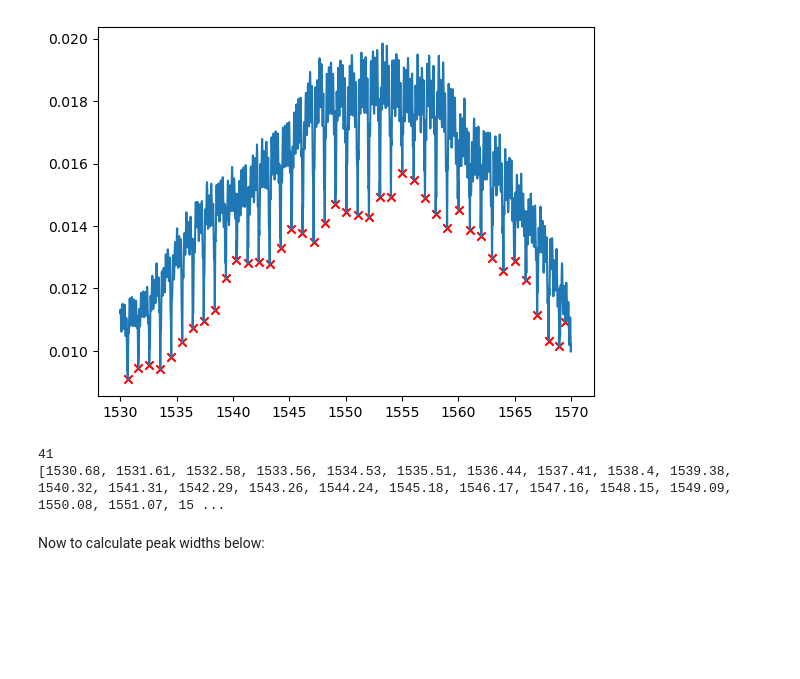
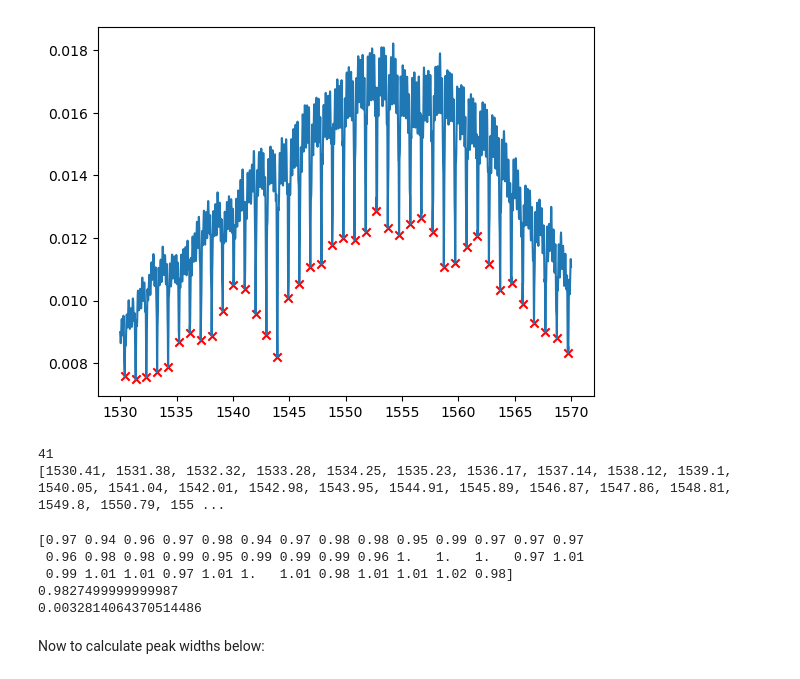
Before and after one commit to tdasanjh/team-chip-project, a Jupyter notebook: data_analysis/data_analysis_notebook_Q_factor.ipynb, the cells around one changed output. Saved outputs shown, nothing was run; the diff lists cells and outputs as text; code cells hidden in the pictures; blank space fills up the shorter version.

Commit message:
Q factor data run for sg_rr_100_028 2023-12-08 16-58-05.csv

```diff
--- a/data_analysis/data_analysis_notebook_Q_factor.ipynb
+++ b/data_analysis/data_analysis_notebook_Q_factor.ipynb
@@ -2,7 +2,7 @@
 import data_analysis_funcs as daf
 import matplotlib.pyplot as plt
 # %%
-data_analyse_file="sg_rr_100_027 2023-12-08 17-44-55.csv"
+data_analyse_file="sg_rr_100_028 2023-12-08 16-58-05.csv"
 wvlen_array,pow_array=daf.get_wavlen_and_pow_arrays(data_analyse_file)
 daf.plot_visualise(wvlen_array,pow_array, full_range=True)
 # %% [output]
@@ -28,25 +28,31 @@ print(power_peak_search)
 # %%
 wvlen_step_size=0.01
 approx_fsr=1
-promin_use=0.0015
+promin_use=0.001
 dist_use=(approx_fsr/2)/wvlen_step_size
 #dist_use=1
 peak_locs,n_peaks,peak_wavelens,peak_powers=daf.give_peak_locs(wvlen_step_size,approx_fsr,promin_use,dist_use,wvlen_peak_search,power_peak_search)
 plt.plot(wvlen_peak_search,power_peak_search)
 plt.scatter(peak_wavelens,peak_powers,color="red", marker="x")
 plt.show()
 print(n_peaks)#just added for check
 print(peak_wavelens)#check
 # %% [output]
-[figure, old version]
+[figure, new version]
 41
-[1530.68, 1531.61, 1532.58, 1533.56, 1534.53, 1535.51, 1536.44, 1537.41, 1538.4, 1539.38, 1540.32, 1541.31, 1542.29, 1543.26, 1544.24, 1545.18, 1546.17, 1547.16, 1548.15, 1549.09, 1550.08, 1551.07, 15 ...
+[1530.41, 1531.38, 1532.32, 1533.28, 1534.25, 1535.23, 1536.17, 1537.14, 1538.12, 1539.1, 1540.05, 1541.04, 1542.01, 1542.98, 1543.95, 1544.91, 1545.89, 1546.87, 1547.86, 1548.81, 1549.8, 1550.79, 155 ...
 # %%
 fsr_values=daf.calc_fsrs(peak_wavelens)
 fsr_mean,fsr_error=daf.fsr_avg_and_error(fsr_values)
 print(fsr_values)
 print(fsr_mean)
 print(fsr_error)
+# %% [output]
+[0.97 0.94 0.96 0.97 0.98 0.94 0.97 0.98 0.98 0.95 0.99 0.97 0.97 0.97
+ 0.96 0.98 0.98 0.99 0.95 0.99 0.99 0.99 0.96 1.   1.   1.   0.97 1.01
+ 0.99 1.01 1.01 0.97 1.01 1.   1.01 0.98 1.01 1.01 1.02 0.98]
+0.9827499999999987
+0.0032814064370514486
 # %% [markdown]
 Now to calculate peak widths below:
 # %%
```
Also changed, not shown: parts of 6 cells of this notebook, 1 other file.
